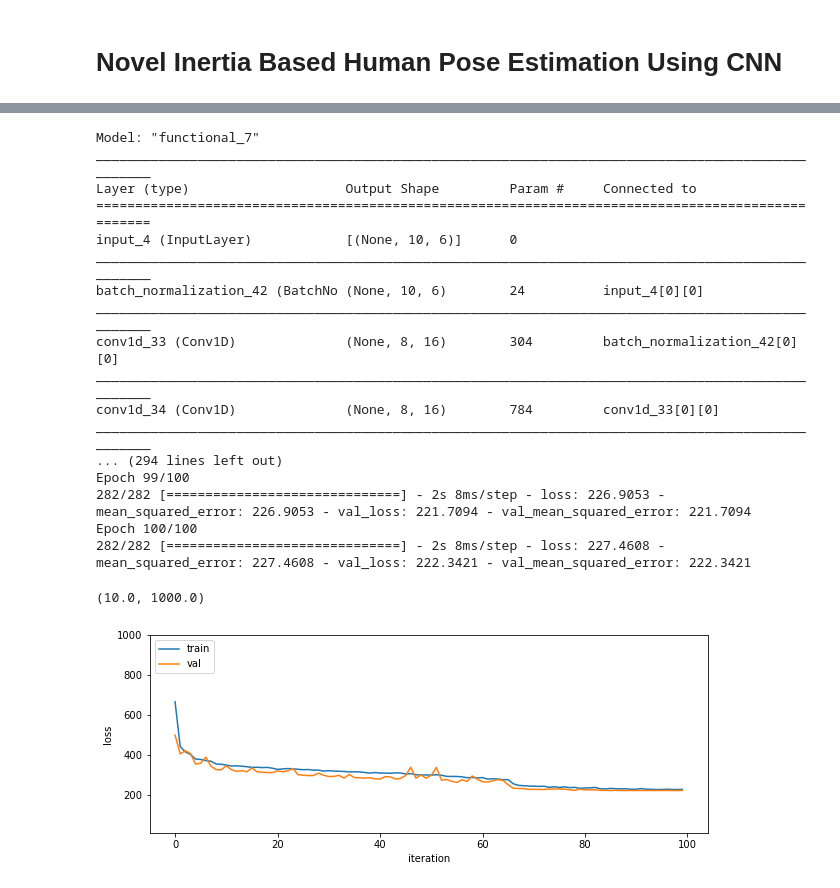
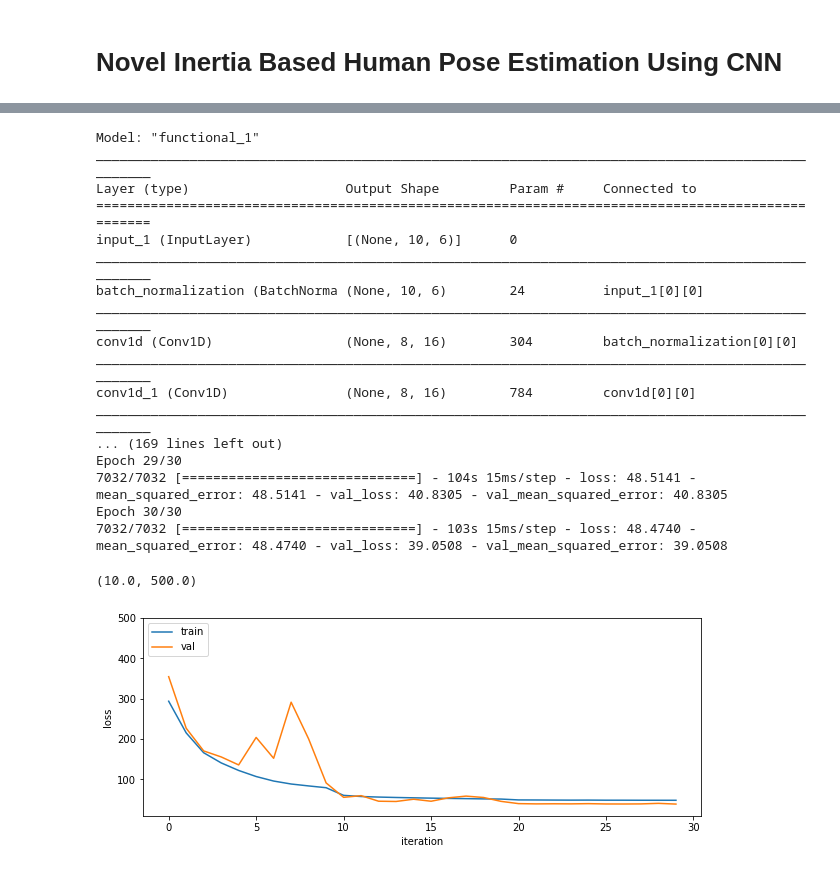
Before and after one commit to mcdermatt/dnn, a Jupyter notebook: human_pose_estimation/notebook.ipynb, the cells around one changed output, grey strips where cells are left out. Cells and saved outputs as stored; diff of their text form; code cells hidden in the pictures.

Commit message:
cleaned data from 1M with endpoint angles dataset, added DOF to human wrist

```diff
--- a/human_pose_estimation/notebook.ipynb
+++ b/human_pose_estimation/notebook.ipynb
@@ -51,3 +49,13 @@ jointPos = np.loadtxt(open("simulation/data/jointPos_with_angs_10k.txt", "rb"),
 
 # print(traj[-1])
 # print(jointPos[0])
+# %%
+#find and fix errors in data (small number of trials had huge joint angles)
+err = np.argwhere(np.abs(jointPos) > 200)
+print(err)
+
+for i in err[:,0]:
+    print(jointPos[i])
+    jointPos[i] = jointPos[int(np.floor(np.random.rand()*np.shape(jointPos)[0]))]
+
+print(jointPos[17336])
@@ -93,14 +119,14 @@ y_train = tf.convert_to_tensor(jointPos,np.float32)
 # model = Net1()
 model = Net3()
 
-runLen = 100
+runLen = 30
 
 def scheduler(epoch, lr):
-    part1 = 2*runLen//3
-    part2 = 5*runLen//6 #net1
+#     part1 = 2*runLen//3
+#     part2 = 5*runLen//6 #net1
 
-#     part1 = runLen//3
-#     part2 = 2*runLen//3 #net2
+    part1 = runLen//3
+    part2 = 2*runLen//3 #net2
 
     if epoch < part1:
         lr = 0.01
@@ -112,10 +138,29 @@ def scheduler(epoch, lr):
         lr = 0.0001
         return lr
 
+#     if epoch < part1:
+#         lr = 0.001
+#         return lr
+#     if epoch >= part1 and epoch < part2:
+#         lr = 0.0001
+#         return lr
+#     if epoch >= part2:
+#         lr = 0.00001
+#         return lr
+
+#model1
 model.compile(
     optimizer=tf.keras.optimizers.Adam(lr=0.001),
     loss=tf.keras.losses.MeanSquaredError(),
     metrics=[tf.keras.metrics.MeanSquaredError()],)
+
+#model 3 - test with absolute loss?
+# model.compile(
+#     optimizer=tf.keras.optimizers.Adam(lr=0.001, clipvalue = 0.001),
+# #     optimizer = tf.keras.optimizers.SGD(lr=0.01, momentum=0.9, clipvalue=1.0),
+#     loss=tf.keras.losses.MeanSquaredError(),
+#     metrics=[tf.keras.metrics.MeanSquaredError()],)
+
 
 summary = model.summary()
 print(summary)
@@ -128,37 +173,39 @@ callback = tf.keras.callbacks.LearningRateScheduler(scheduler)
 #New Changes- added 512 conv layer to network #Increases performance drastically (reaches val error of 89.0 in <30 epoch)
 #             adding another layer of 1024 (reaches val error of ~81.5 in <30 epoch)
 
-trace = model.fit(x=x_train, y=y_train, batch_size=32, epochs=runLen, verbose=1,
+# for 1M dataset with endpoint angles
+trace = model.fit(x=x_train, y=y_train, batch_size=128, epochs=runLen, verbose=1,
                   validation_split=0.1, callbacks = [callback], shuffle=True)
+#new changes: added 512 layers back in
 # %% [output]
-Model: "functional_7"
+Model: "functional_1"
 __________________________________________________________________________________________________
 Layer (type)                    Output Shape         Param #     Connected to
 ==================================================================================================
-input_4 (InputLayer)            [(None, 10, 6)]      0
+input_1 (InputLayer)            [(None, 10, 6)]      0
 __________________________________________________________________________________________________
-batch_normalization_42 (BatchNo (None, 10, 6)        24          input_4[0][0]
+batch_normalization (BatchNorma (None, 10, 6)        24          input_1[0][0]
 __________________________________________________________________________________________________
-conv1d_33 (Conv1D)              (None, 8, 16)        304         batch_normalization_42[0][0]
+conv1d (Conv1D)                 (None, 8, 16)        304         batch_normalization[0][0]
 __________________________________________________________________________________________________
-conv1d_34 (Conv1D)              (None, 8, 16)        784         conv1d_33[0][0]
+conv1d_1 (Conv1D)               (None, 8, 16)        784         conv1d[0][0]
 __________________________________________________________________________________________________
-... (294 lines left out)
-Epoch 99/100
-282/282 [==============================] - 2s 8ms/step - loss: 226.9053 - mean_squared_error: 226.9053 - val_loss: 221.7094 - val_mean_squared_error: 221.7094
-Epoch 100/100
-282/282 [==============================] - 2s 8ms/step - loss: 227.4608 - mean_squared_error: 227.4608 - val_loss: 222.3421 - val_mean_squared_error: 222.3421
+... (169 lines left out)
+Epoch 29/30
+7032/7032 [==============================] - 104s 15ms/step - loss: 48.5141 - mean_squared_error: 48.5141 - val_loss: 40.8305 - val_mean_squared_error: 40.8305
+Epoch 30/30
+7032/7032 [==============================] - 103s 15ms/step - loss: 48.4740 - mean_squared_error: 48.4740 - val_loss: 39.0508 - val_mean_squared_error: 39.0508
 # %%
 plt.subplot(2, 1, 1)
 plt.plot(trace.history['loss'], '-')
 plt.plot(trace.history['val_loss'], '-')
 plt.legend(['train', 'val'], loc='upper left')
 plt.xlabel('iteration')
 plt.ylabel('loss')
-plt.ylim(10,1000)
+plt.ylim(10,500)
 # %% [output]
-(10.0, 1000.0)
+(10.0, 500.0)
-[figure, old version]
+[figure, new version]
 # %%
 #test model- IMPORTANT TO USE NEVER BEFORE SEEN DATA
 
```
Also changed, not shown: parts of 8 cells of this notebook, 20 other files.
